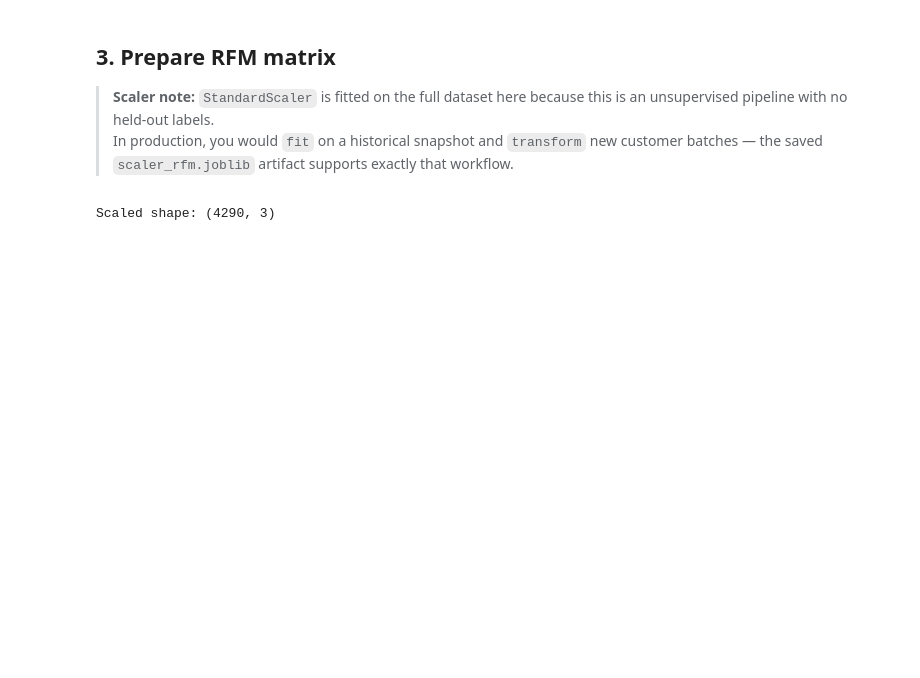
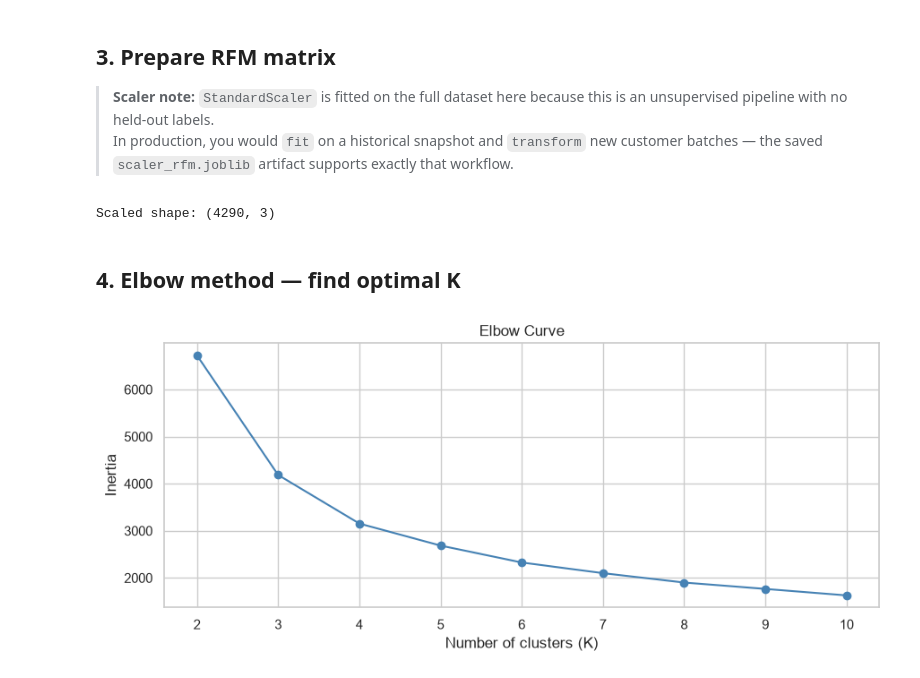
Before and after one commit to LathiyaHit/customer-segmentation-retention, a Jupyter notebook: research/04_segmentation.ipynb, the cells around one changed output. Cells and saved outputs as stored; diff of their text form; code cells hidden in the pictures; blank space fills up the shorter version.

```diff
--- a/research/04_segmentation.ipynb
+++ b/research/04_segmentation.ipynb
@@ -60,3 +60,24 @@ df["Log_Monetary_scaled"] = X_scaled[:, 2]
 print("Scaled shape:", X_scaled.shape)
 # %% [output]
 Scaled shape: (4290, 3)
+# %% [markdown]
+## 4. Elbow method — find optimal K
+# %%
+inertias = [] ## Inertia tells us how compact a cluster is.
+K_range = range(2, 11)
+
+for k in K_range:
+    km = KMeans(n_clusters=k, random_state=42, n_init=10)
+    km.fit(X_scaled)
+    inertias.append(km.inertia_)
+
+plt.figure(figsize=(9, 4))
+plt.plot(K_range, inertias, marker="o", color="steelblue")
+plt.xlabel("Number of clusters (K)")
+plt.ylabel("Inertia")
+plt.title("Elbow Curve")
+plt.xticks(K_range)
+plt.tight_layout()
+plt.show()
+# %% [output]
+[figure, added]
```
Also changed, not shown: parts of 10 cells of this notebook.
